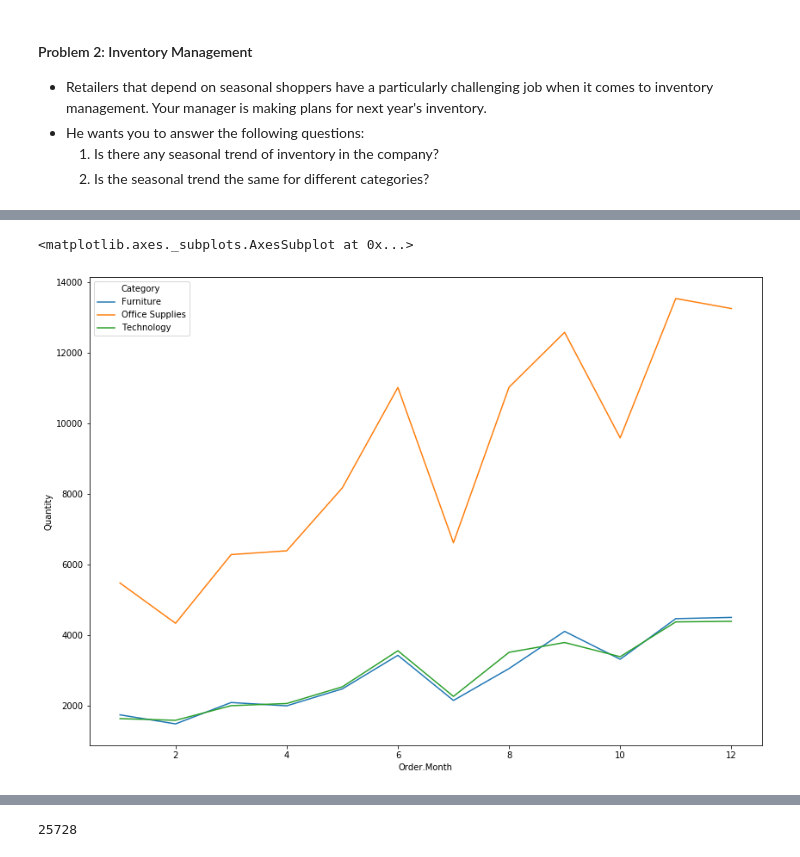
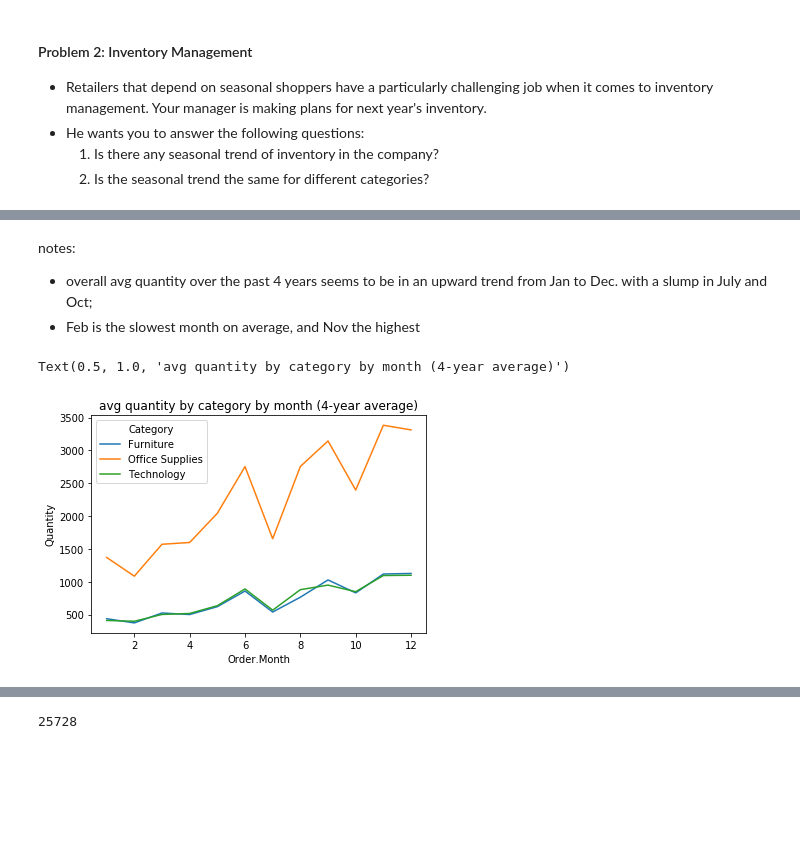
Before and after one commit to DannyLGZ/ml-lab, a Jupyter notebook: final/ML_Lab_Yi_Daniel_Danny.ipynb, the cells around one changed output, grey strips where cells are left out. Saved outputs shown, nothing was run; the diff lists cells and outputs as text; code cells hidden in the pictures; blank space fills up the shorter version.

```diff
--- a/final/ML_Lab_Yi_Daniel_Danny.ipynb
+++ b/final/ML_Lab_Yi_Daniel_Danny.ipynb
@@ -40,5 +38,5 @@ orders.head()
     1. Is there any seasonal trend of inventory in the company?
     2. Is the seasonal trend the same for different categories?
 # %%
-orders['Order.Date'] = pd.to_datetime(orders['Order.Date'], format="%Y-%m-%d")
+orders['Order.Date'] = pd.to_datetime(orders['Order.Date'])
 # %%
@@ -54,2 +49,0 @@ orders.head()
-# %%
-orders["Order.Month"] = pd.DatetimeIndex(orders["Order.Date"]).month
@@ -66,6 +50,8 @@ orders.head()
 # %%
 orders["Order.Month"] = pd.DatetimeIndex(orders["Order.Date"]).month
 orders["Order.Year"] = pd.DatetimeIndex(orders["Order.Date"]).year
+# %%
+num_years = len(orders["Order.Year"].unique())
 # %%
 orders = orders.sort_values(by = ['Order.Year','Order.Month'])
 # %%
@@ -85,8 +67,13 @@ sns.lineplot(data = orders, x = 'month', y = 'Quantity', hue = 'Category')
+# %% [markdown]
+notes:
+- overall avg quantity over the past 4 years seems to be in an upward trend from Jan to Dec. with a slump in July and Oct;
+- Feb is the slowest month on average, and Nov the highest
 # %%
-import seaborn as sns
-fig = plt.figure(figsize=(14,10))
+order_group = orders.groupby("Order.Month")["Quantity"].sum().reset_index()
 order_group = orders.groupby(["Order.Month", "Category"])["Category","Quantity"].sum().reset_index()
-sns.lineplot(data = order_group, x = 'Order.Month', y = 'Quantity', hue = 'Category')
+order_group['Quantity'] = order_group['Quantity']/num_years
+sns.lineplot(data = order_group, x = 'Order.Month', y = 'Quantity',
+             hue = 'Category').set_title('avg quantity by category by month (%i-year average)'%(num_years))
 # %% [output]
-<matplotlib.axes._subplots.AxesSubplot at 0x...>
+Text(0.5, 1.0, 'avg quantity by category by month (4-year average)')
-[figure, old version]
+[figure, new version]
```
Also changed, not shown: parts of 28 cells of this notebook, 2 other files.
